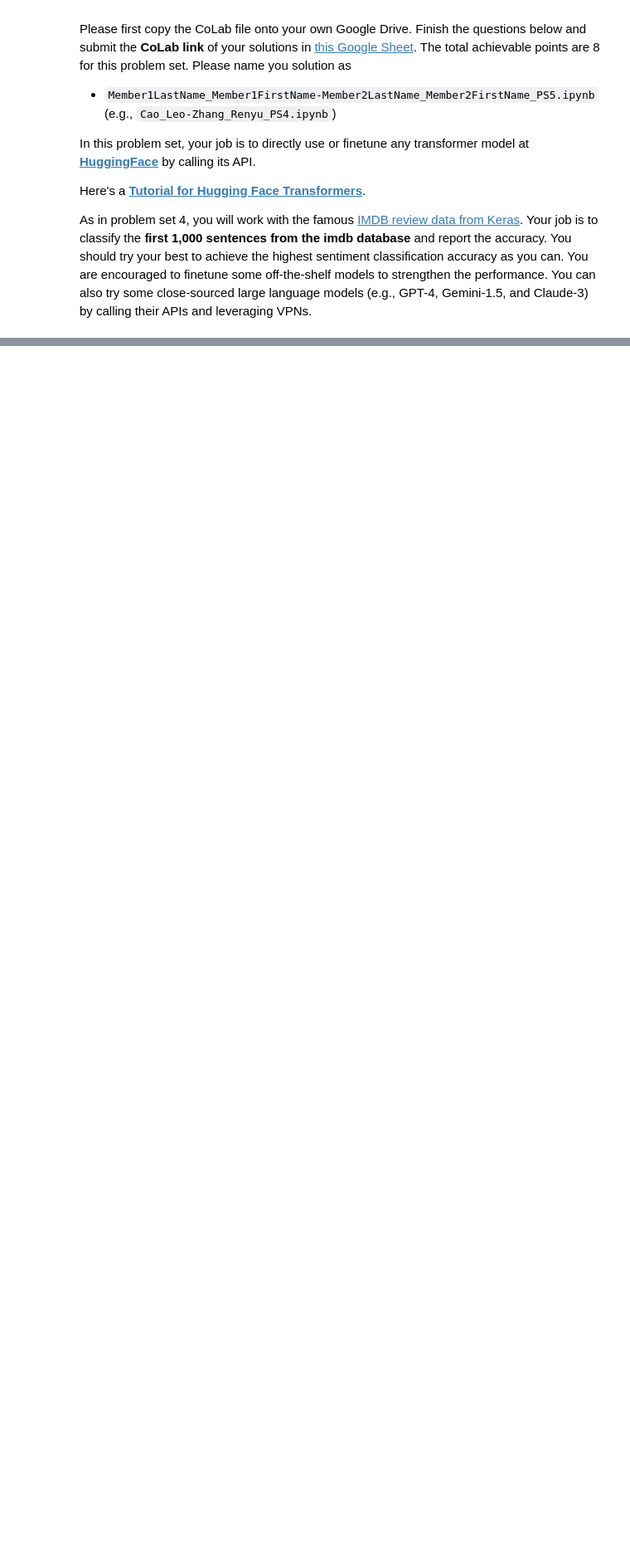
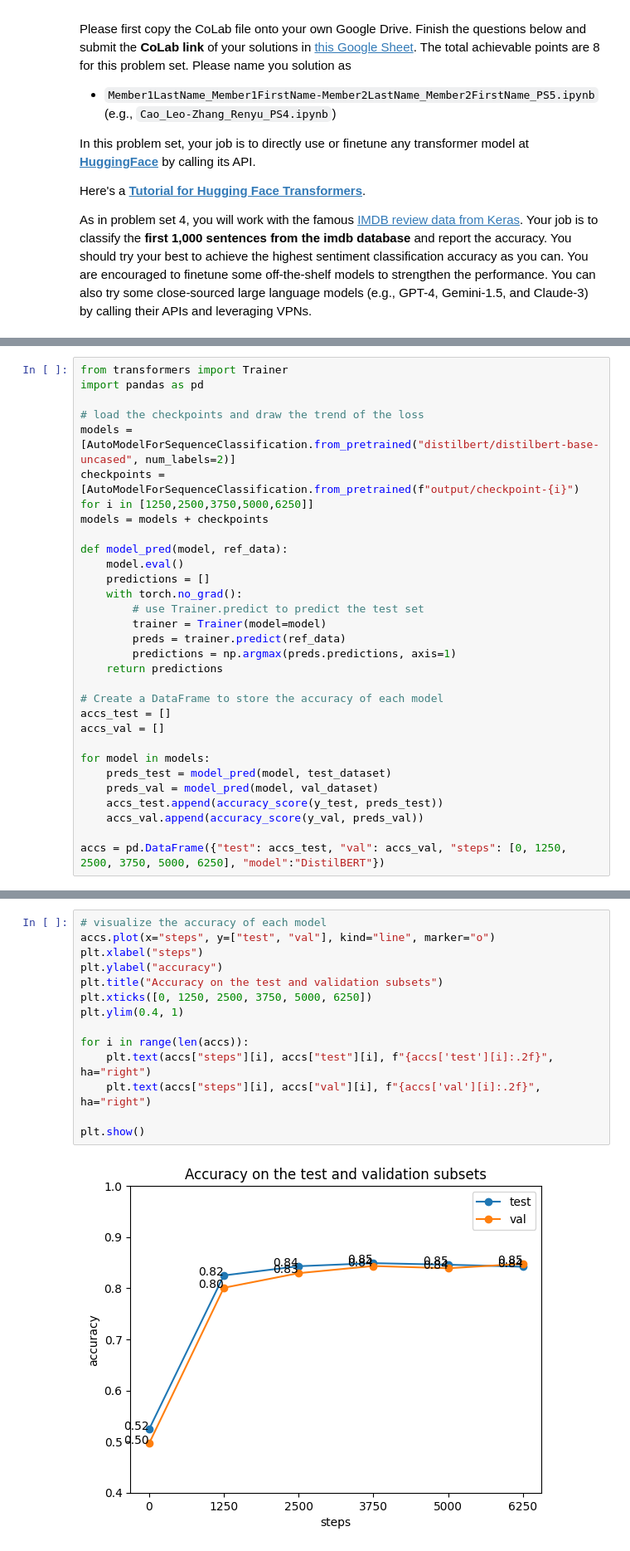
Before and after one commit to qcbegin/DSME6635-S24, a Jupyter notebook: problem_sets/PS5_NLP_HuggingFace.ipynb, the cells around one changed output, grey strips where cells are left out. Shown at 83% size. Drawn from its saved outputs; the diff is of its cells as text; blank space fills up the shorter version.

```diff
--- a/problem_sets/PS5_NLP_HuggingFace.ipynb
+++ b/problem_sets/PS5_NLP_HuggingFace.ipynb
@@ -22,0 +224,30 @@ import transformers
+# %%
+from transformers import Trainer
+import pandas as pd
+
+# load the checkpoints and draw the trend of the loss
+models = [AutoModelForSequenceClassification.from_pretrained("distilbert/distilbert-base-uncased", num_labels=2)]
+checkpoints = [AutoModelForSequenceClassification.from_pretrained(f"output/checkpoint-{i}") for i in [1250,2500,3750,5000,6250]]
+models = models + checkpoints
+
+def model_pred(model, ref_data):
+    model.eval()
+    predictions = []
+    with torch.no_grad():
+        # use Trainer.predict to predict the test set
+        trainer = Trainer(model=model)
+        preds = trainer.predict(ref_data)
+        predictions = np.argmax(preds.predictions, axis=1)
+    return predictions
+
+# Create a DataFrame to store the accuracy of each model
+accs_test = []
+accs_val = []
+
+for model in models:
+    preds_test = model_pred(model, test_dataset)
+    preds_val = model_pred(model, val_dataset)
+    accs_test.append(accuracy_score(y_test, preds_test))
+    accs_val.append(accuracy_score(y_val, preds_val))
+
+accs = pd.DataFrame({"test": accs_test, "val": accs_val, "steps": [0, 1250, 2500, 3750, 5000, 6250], "model":"DistilBERT"})
@@ -22,0 +260,16 @@ import transformers
+# %%
+# visualize the accuracy of each model
+accs.plot(x="steps", y=["test", "val"], kind="line", marker="o")
+plt.xlabel("steps")
+plt.ylabel("accuracy")
+plt.title("Accuracy on the test and validation subsets")
+plt.xticks([0, 1250, 2500, 3750, 5000, 6250])
+plt.ylim(0.4, 1)
+
+for i in range(len(accs)):
+    plt.text(accs["steps"][i], accs["test"][i], f"{accs['test'][i]:.2f}", ha="right")
+    plt.text(accs["steps"][i], accs["val"][i], f"{accs['val'][i]:.2f}", ha="right")
+
+plt.show()
+# %% [output]
+[figure, added]
```
Also changed, not shown: parts of 24 cells of this notebook, 4 other files.
